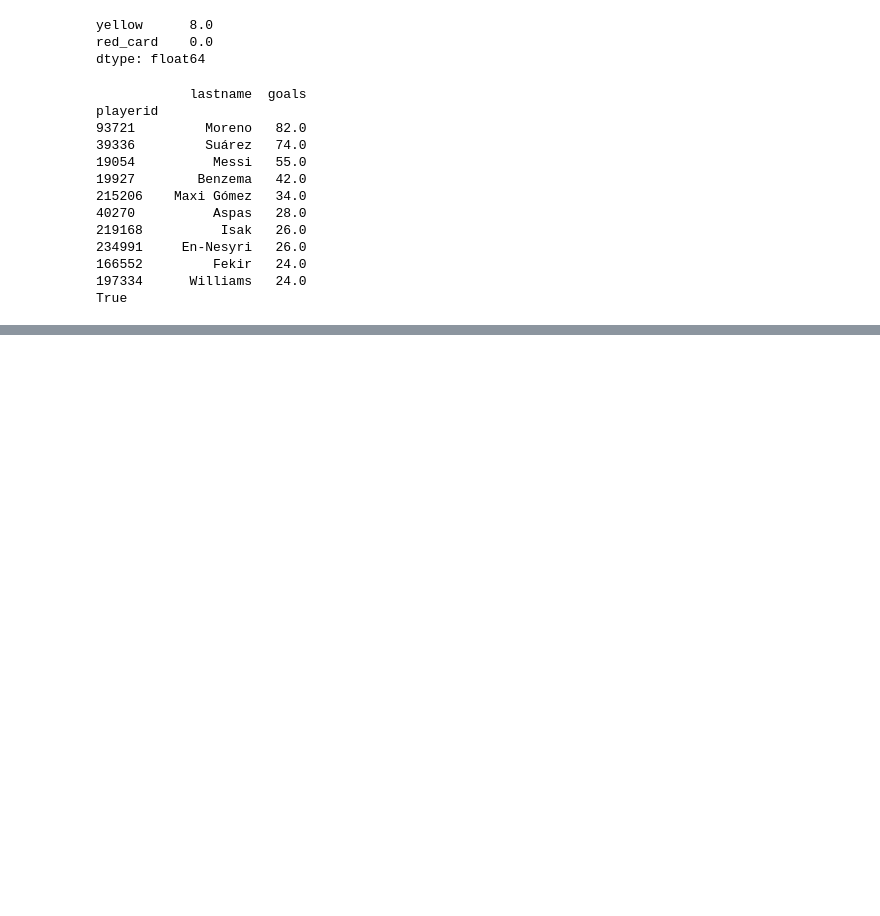
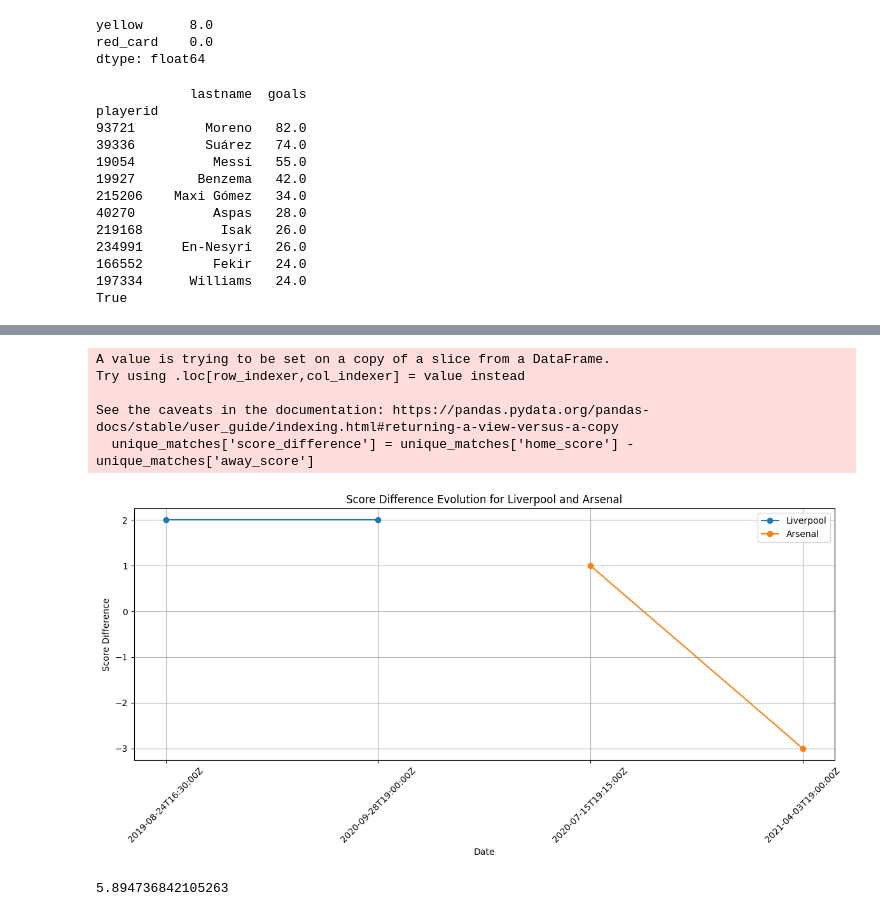
Before and after one commit to Jael-dev/Python-Data-Visualasation-project, a Jupyter notebook: projet.ipynb, the cells around one changed output, grey strips where cells are left out. Cells and saved outputs as stored; diff of their text form; code cells hidden in the pictures; blank space fills up the shorter version.

```diff
--- a/projet.ipynb
+++ b/projet.ipynb
@@ -362,0 +475,49 @@ True
+# %%
+'''
+• Réaliser un graphique de l'évolution des écarts de résultats des clubs
+Liverpool et Arsenal (sur tous les matchs) en fonctions du temps (par ex : une
+victoire avec un score 3-2 correspondra à un score de 1; une défaite avec un
+score 1-4 correspondra à une score -3 ; un match nul correspond à un score
+0).
+'''
+
+# Calculate the score difference for each match
+unique_matches['score_difference'] = unique_matches['home_score'] - unique_matches['away_score']
+
+# Filter data for Liverpool and Arsenal
+liverpool_results = unique_matches[unique_matches['teamid'] == liverpool_id]
+arsenal_results = unique_matches[unique_matches['teamid'] == arsenal_id]
+
+# Plotting
+Visualisation.plt.figure(figsize=(12, 6))
+Visualisation.plt.plot(liverpool_results['date'], liverpool_results['score_difference'], marker='o', linestyle='-', label='Liverpool')
+Visualisation.plt.plot(arsenal_results['date'], arsenal_results['score_difference'], marker='o', linestyle='-', label='Arsenal')
+Visualisation.plt.title('Score Difference Evolution for Liverpool and Arsenal')
+Visualisation.plt.xlabel('Date')
+Visualisation.plt.ylabel('Score Difference')
+Visualisation.plt.legend()
+Visualisation.plt.grid(True)
+Visualisation.plt.xticks(rotation=45)
+Visualisation.plt.tight_layout()
+Visualisation.plt.show()
+# %% [output]
+A value is trying to be set on a copy of a slice from a DataFrame.
+Try using .loc[row_indexer,col_indexer] = value instead
+
+See the caveats in the documentation: https://pandas.pydata.org/pandas-docs/stable/user_guide/indexing.html#returning-a-view-versus-a-copy
+  unique_matches['score_difference'] = unique_matches['home_score'] - unique_matches['away_score']
+[figure, added]
+# %%
+# • Quels est le nombre moyen de changement par match pour le club Arsenal ? / What is the average score difference per match for Arsenal?
+
+
+arsenal_matches = matchesLV_df[(matchesLV_df['hometeam'] == 'Arsenal') | (matchesLV_df['awayteam'] == 'Arsenal')]
+arsenal_subs = substitutiondf[substitutiondf['matchid'].isin(arsenal_matches['matchid'])]
+
+sub_count_per_match = arsenal_subs.groupby('matchid').size()
+
+average_subs = sub_count_per_match.mean()
+
+print(average_subs)
+# %% [output]
+5.894736842105263
```
Also changed, not shown: parts of 6 cells of this notebook.
